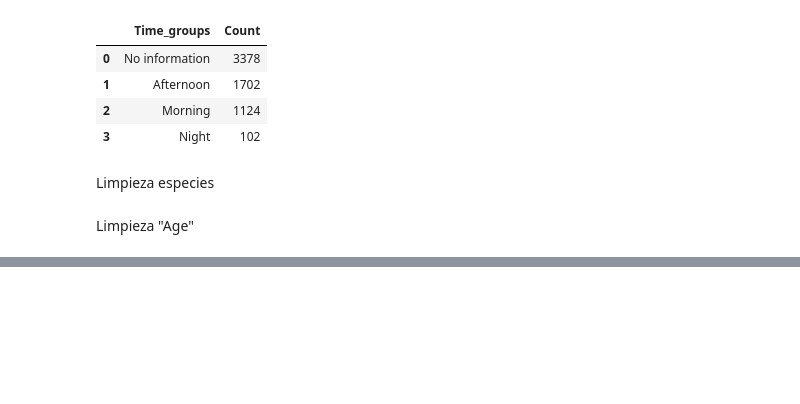
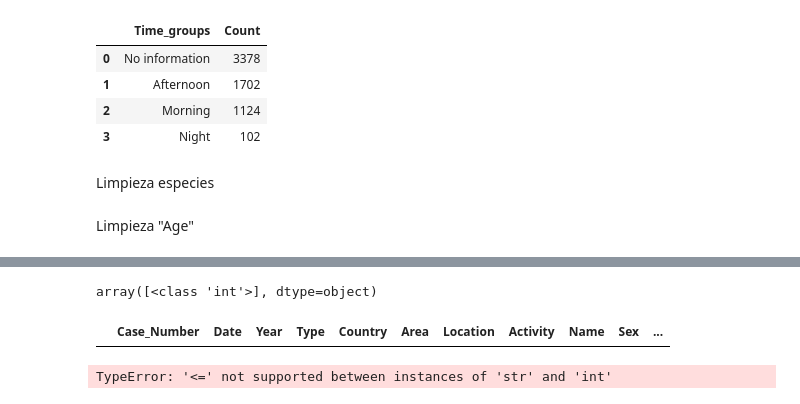
Before and after one commit to Anton-Utray/Sharknado, a Jupyter notebook: Data-Cleaning.ipynb, the cells around one changed output, grey strips where cells are left out. Saved outputs shown, nothing was run; the diff lists cells and outputs as text; code cells hidden in the pictures; blank space fills up the shorter version.

```diff
--- a/Data-Cleaning.ipynb
+++ b/Data-Cleaning.ipynb
@@ -310,0 +299,8 @@ dtype: float64
+# %%
+#quitamos espacios y caracteres especiales
+data["Age"] = data["Age"].str.replace(r'[^\w\s]|[\&\(\)\.\"&gt;&lt;\?\']', '', regex=True)
+# %%
+data["Age"] = data["Age"].str.rstrip()
+data["Age"] = data["Age"].str.lstrip()
+# %%
+data["Age"]=data["Age"].fillna("0")
@@ -310,0 +368,14 @@ dtype: float64
+# %%
+data["Age"] = pd.to_numeric(data["Age"], errors='coerce').astype(int) #pasamos de STR a Int para separar por grupos de edad
+# %%
+get_unique_dtypes(data, "Age")
+# %% [output]
+array([<class 'int'>], dtype=object)
+# %%
+data[~data['Age'].astype(str).str.isdigit()]
+# %% [output]
+|  | Case_Number | Date | Year | Type | Country | Area | Location | Activity | Name | Sex | ... |
+# %%
+data["Age"] = data["Age"].apply(age_groups, age="Age")
+# %% [output]
+TypeError: '<=' not supported between instances of 'str' and 'int'
```
Also changed, not shown: parts of 4 cells of this notebook, 2 other files.
